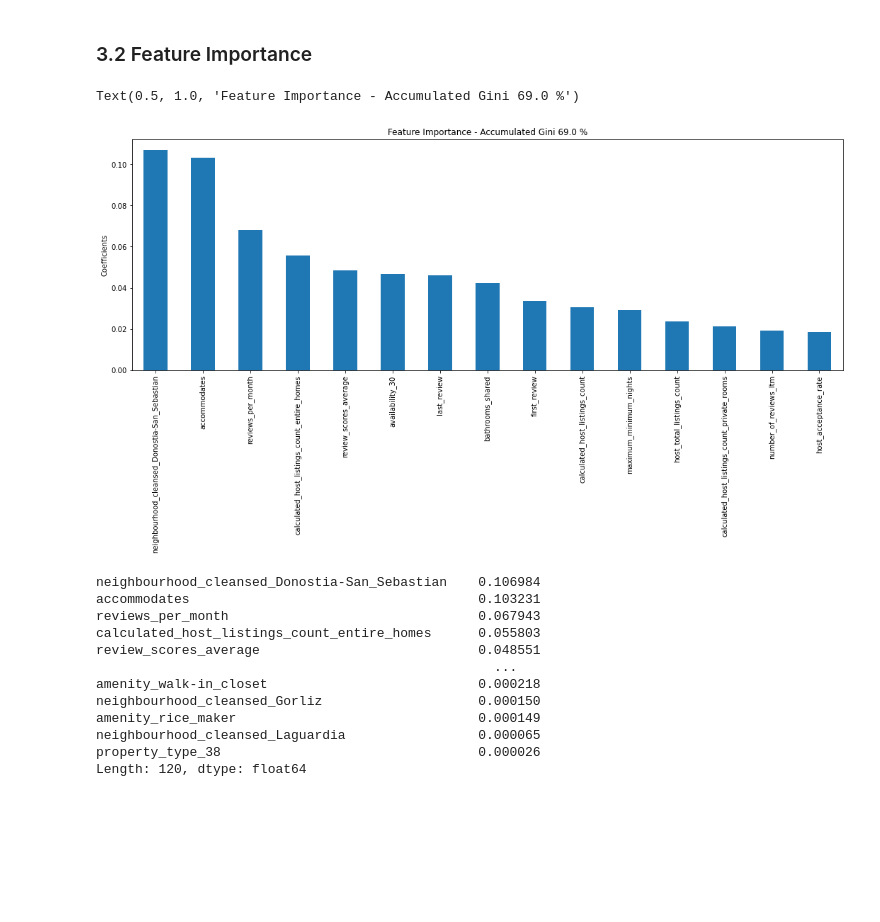
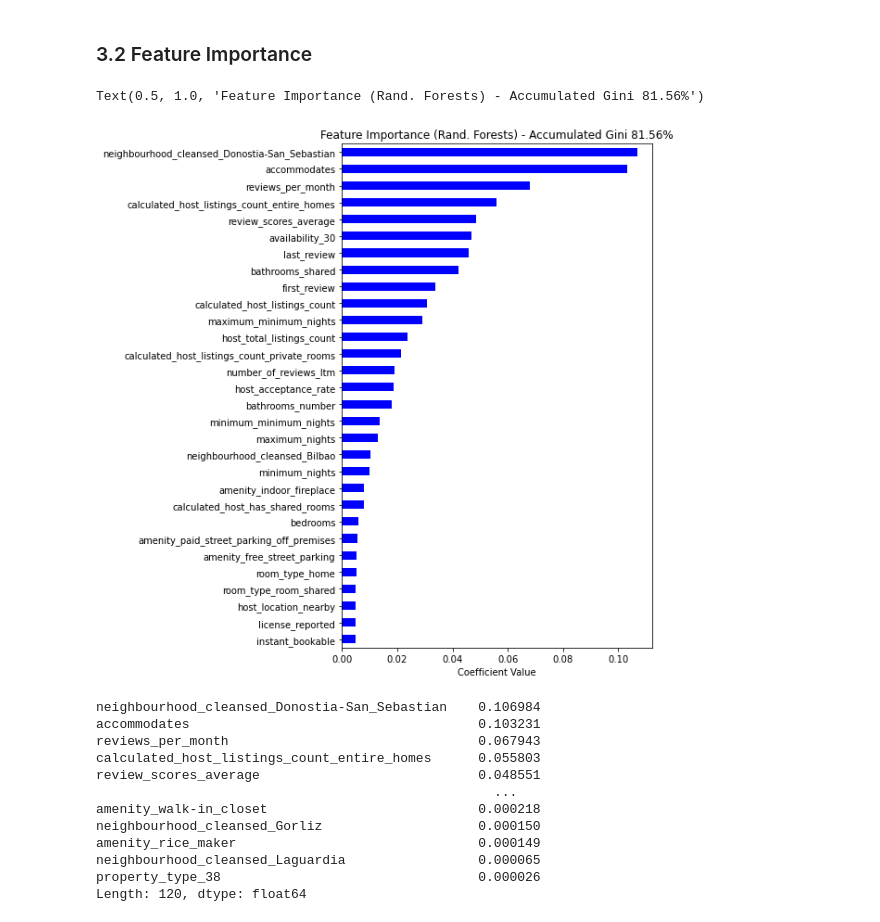
Before and after one commit to mxagar/airbnb_data_analysis, a Jupyter notebook: 03_AirBnB_DataAnalysis_Modelling.ipynb, the cells around one changed output. Cells and saved outputs as stored; diff of their text form; code cells hidden in the pictures; blank space fills up the shorter version.

```diff
--- a/03_AirBnB_DataAnalysis_Modelling.ipynb
+++ b/03_AirBnB_DataAnalysis_Modelling.ipynb
@@ -279,20 +281,28 @@ stats.probplot(error['price'], dist="norm", plot=plt);
 # %% [markdown]
 ### 3.2 Feature Importance
 # %%
-importance = pd.Series(rf.feature_importances_.ravel())
+# Construct a data frame with the coefficients
+importance = pd.DataFrame(rf.feature_importances_.ravel())
 importance.index = selected_features
-importance.sort_values(inplace=True, ascending=False)
-top_features = 15
-importance.iloc[:top_features].plot.bar(figsize=(18,6))
+importance.columns = ['coef']
+importance['plus'] = importance['coef'].apply(lambda col: 1 if col > 0 else 0)
+importance['coef'] = np.abs(importance['coef'])
+# Plot top k coefficients
+top_features = 30
+plt.figure(figsize=(6,10))
+importance.sort_values(by='coef',ascending=True,inplace=True)
+color_list = ['b' if el > 0 else 'r' for el in [importance['plus'].iloc[i] for i in range(importance['plus'].shape[0])]]
+importance['coef'][-top_features:].plot(kind='barh',color=color_list[-top_features:])
 gini_sum = 0
-gini_importances = np.array(importance.iloc[:top_features])
+gini_importances = np.array(importance.iloc[-top_features:]['coef'])
 for gini in gini_importances:
     gini_sum += gini
-plt.ylabel('Coefficients')
-plt.title(f'Feature Importance - Accumulated Gini {np.round(gini_sum,2)*100} %')
+pcnt = np.round(gini_sum*100,2)
+plt.xlabel('Coefficient Value')
+plt.title(f'Feature Importance (Rand. Forests) - Accumulated Gini {pcnt}%')
 # %% [output]
-Text(0.5, 1.0, 'Feature Importance - Accumulated Gini 69.0 %')
+Text(0.5, 1.0, 'Feature Importance (Rand. Forests) - Accumulated Gini 81.56%')
-[figure, old version]
+[figure, new version]
 # %%
 importance
 # %% [output]
```
Also changed, not shown: parts of 6 cells of this notebook, 1 other file.
